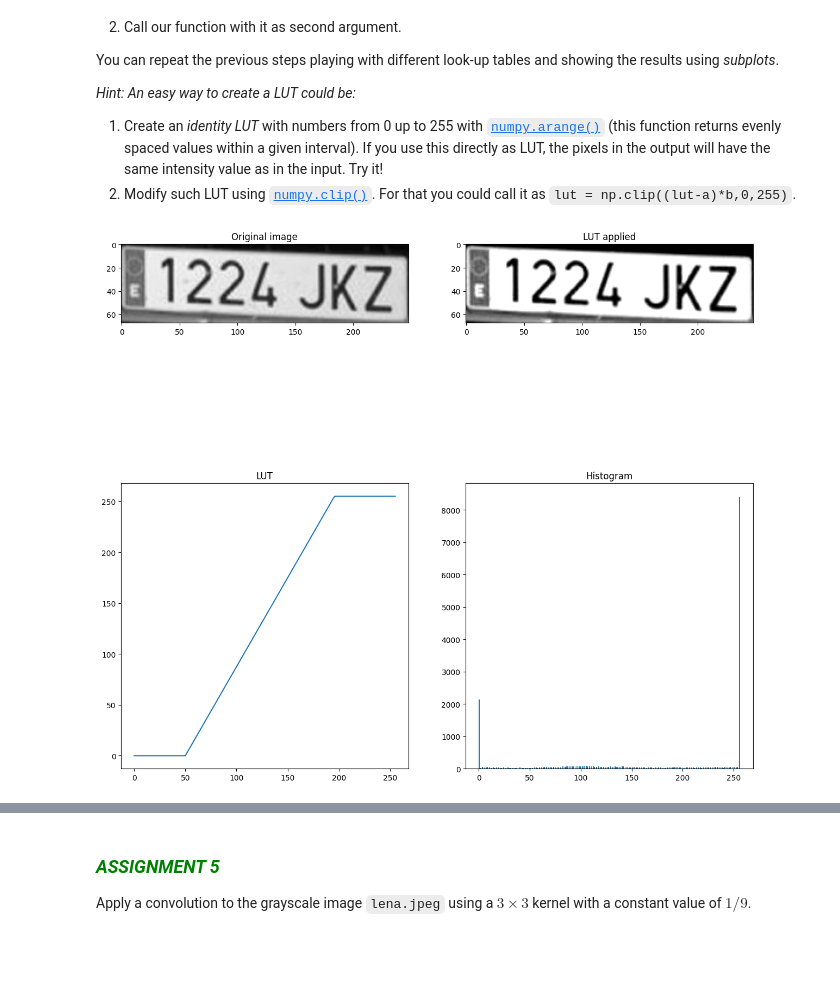
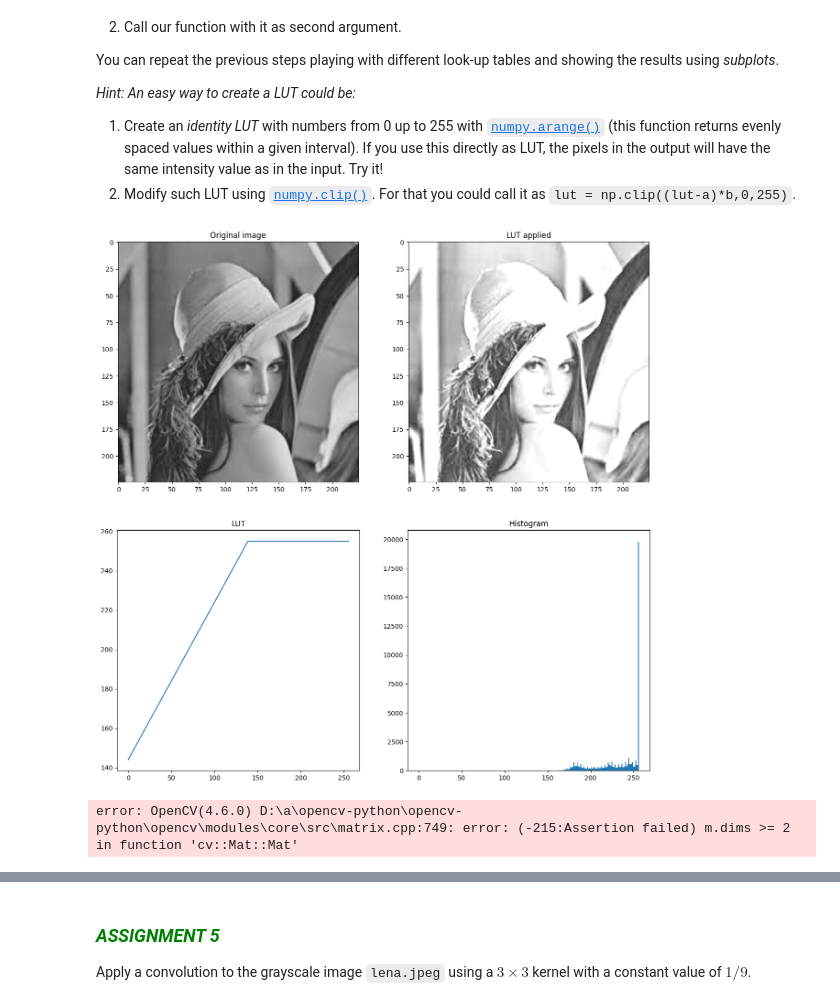
Before and after one commit to Panvalkon/uma_cv_2023, a Jupyter notebook: Chapter 02. Image processing/2.1 IP tools.ipynb, the cells around one changed output, grey strips where cells are left out. Drawn from its saved outputs; the diff is of its cells as text; code cells hidden in the pictures; blank space fills up the shorter version.

```diff
--- a/Chapter 02. Image processing/2.1 IP tools.ipynb
+++ b/Chapter 02. Image processing/2.1 IP tools.ipynb
@@ -259,6 +259,7 @@ def lut_chart(image, lut):
     plt.hist(im_lut.ravel(),256,[0,256])
     plt.title('Histogram')
     plt.show()
+    return im_lut
 # %% [markdown]
 ### **<span style="color:green"><b><i>ASSIGNMENT 4b: Applying our amazing function</i></b></span>**
 
@@ -275,17 +276,28 @@ You can repeat the previous steps playing with different look-up tables and show
 # %%
 # ASSIGNMENT 4b
 # Create the LUT array (have a look to numpy.arange and numpy.clip functions)
 lut = np.arange(256)
-a = 50
-b = 1.75
+a = -180
+b = 0.8
 lut = np.clip((lut-a)*b, 0, 255)
 #print(lut)
 
+le = cv2.imread(images_path + 'lena.jpeg', cv2.IMREAD_GRAYSCALE)
 # Execute our function on the cropped car plate image
 
-lut_chart(image_cropped,lut)
+newIm = lut_chart(le,lut)
 # %% [output]
-[figure, old version]
+[figure, new version]
+# %%
+lut2 = np.arange(256)
+a = 25
+b = 2
+lut2 = np.clip((lut2-a)*b, 0, 255)
+#print(lut)
+
+lut_chart(newIm,lut2)
+# %% [output]
+error: OpenCV(4.6.0) D:\a\opencv-python\opencv-python\opencv\modules\core\src\matrix.cpp:749: error: (-215:Assertion failed) m.dims >= 2 in function 'cv::Mat::Mat'
 # %% [markdown]
 ## 2.1.4 Convolutions
 
```
Also changed, not shown: 5 other files.
